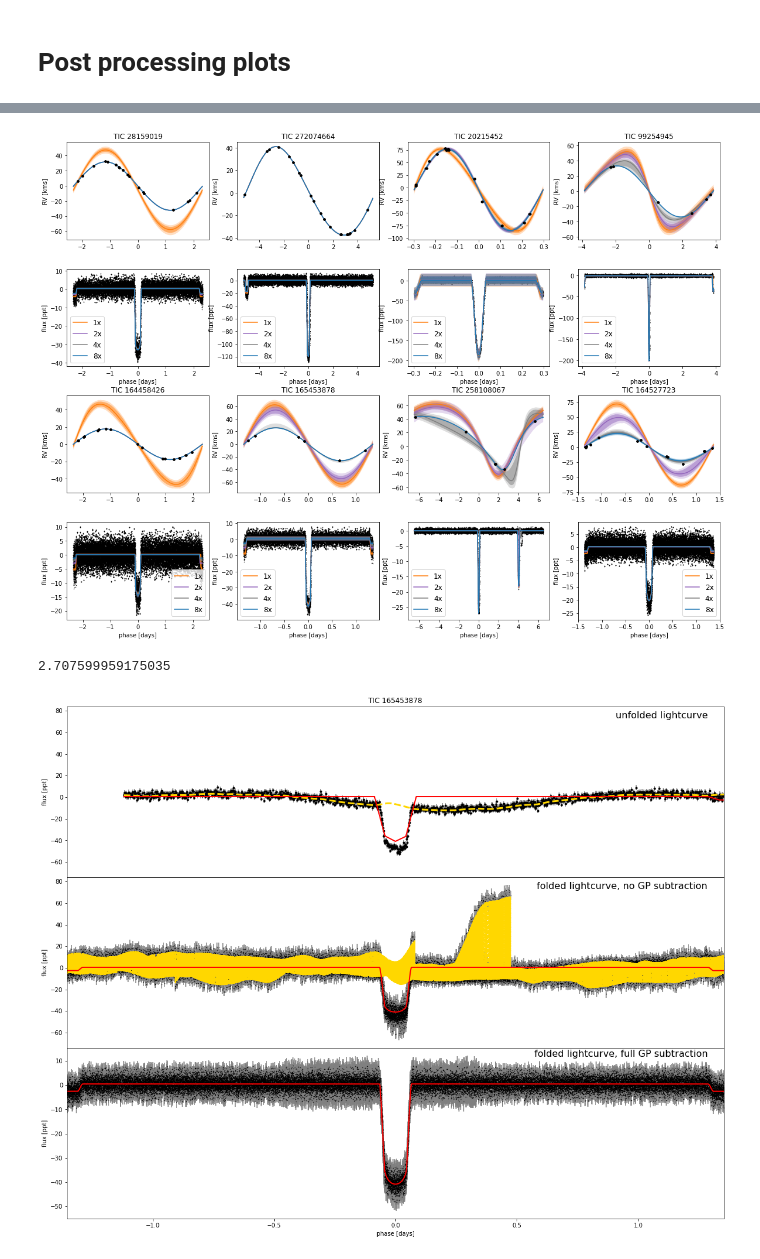
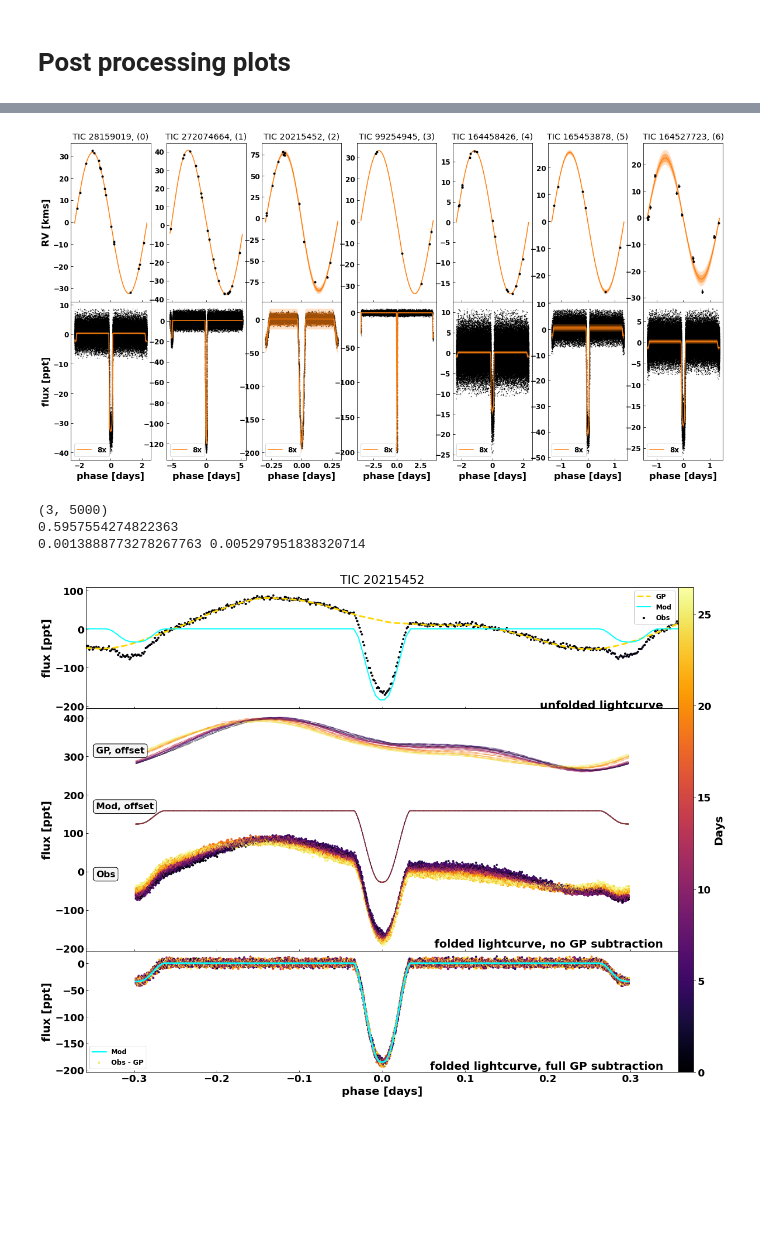
Before and after one commit to kjaehnig/GAT_SEBs, a Jupyter notebook: post_processing_plots.ipynb, the cells around one changed output, grey strips where cells are left out. Saved outputs shown, nothing was run; the diff lists cells and outputs as text; code cells hidden in the pictures; blank space fills up the shorter version.

```diff
--- a/post_processing_plots.ipynb
+++ b/post_processing_plots.ipynb
@@ -311,7 +321,9 @@ def plot_LC_RV_phased_curves(TIC_TARGET, Ntune=1000, Ndraw=500, chains=4,
             continue
     if save_to_disk:
         plt.savefig(f"/Users/kjaehnig/CCA_work/GAT/apotess_systems/{TIC_TARGET.replace(' ','_')}_files/multi_model_RV_LC_curves.png", bbox_inches='tight', dpi=150)
+    return (fig, axes)
 # %%
-plot_target = 'TIC 165453878'
-plot_LC_RV_phased_curves(plot_target, chains=8, Ntune=1000, Ndraw=500, model_list=['8x'], save_to_disk=True)
+plot_target = 'TIC 28159019'
+fig,axes = plot_LC_RV_phased_curves(plot_target, chains=6, Ntune=1500, Ndraw=750, model_list=['1x','8x'], save_to_disk=True)
+# axes[1].set_xlim(1.4,1.6)
 # %% [output]
@@ -319,9 +331,14 @@ plot_LC_RV_phased_curves(plot_target, chains=8, Ntune=1000, Ndraw=500, model_lis
 # %%
 def plot_LC_RV_phased_curve_gallery(TIC_TARGETs=['TIC 20215452'], Ntune=1000, Ndraw=500, chains=4,
-                                model_list=['1x'], save_to_disk=False, Ncols=4):
+                                model_list=['1x'], save_to_disk=False, Ncols=4, file_args=None):
+
+    if file_args is None:
+        file_args = ''
+    else:
+        file_args = f"_{file_args}"
 
     nrows = 2 if len(TIC_TARGETs)/float(Ncols) <= 1.0 else 4
-    fig, all_axes = plt.subplots(figsize=(20,15), ncols=min(Ncols, len(TIC_TARGETs)), nrows=nrows)
+    fig, all_axes = plt.subplots(figsize=(20,10), ncols=min(Ncols, len(TIC_TARGETs)), nrows=nrows)
 
     for jj, ticid in enumerate(TIC_TARGETs):
         if len(TIC_TARGETs)==1:
@@ -332,11 +349,13 @@ def plot_LC_RV_phased_curve_gallery(TIC_TARGETs=['TIC 20215452'], Ntune=1000, Nd
             if jj > Ncols-1:
                 axes = all_axes[2:,jj-Ncols]
         #         print(axes)
+        axes[0].set_title(f"{ticid}, ({jj})")
+
         for ii, model_type in enumerate(model_list):
-
             modcol = f"C{int((ii*3)+1)}"
             try:
-                file = open(f"/Users/kjaehnig/CCA_work/GAT/pymc3_models/{ticid}_pymc3_Nt{Ntune}_Nd{Ndraw}_Nc{chains}_individual_priors_{model_type}_isochrones.pickle",'rb')
+
+                file = open(f"/Users/kjaehnig/CCA_work/GAT/pymc3_models/{ticid}{file_args}_pymc3_Nt{Ntune}_Nd{Ndraw}_Nc{chains}_individual_priors_{model_type}_isochrones.pickle",'rb')
                 mv_res_dict = pk.load(file)
                 file.close()
 
@@ -417,13 +436,17 @@ def plot_LC_RV_phased_curve_gallery(TIC_TARGETs=['TIC 20215452'], Ntune=1000, Nd
                 # art = axes[1].fill_between(t_fold[inds], pred[0], pred[1], color='C1', alpha=0.10, zorder=0)
                 # art.set_edgecolor("none")
                 axes[1].legend(fontsize=12)
-                axes[0].set_title(f"{ticid}")
                 axes[1].set_xlabel("phase [days]")
                 axes[1].set_ylabel("flux [ppt]")
             except:
                 continue
+    [lil_ax.set_ylabel('') for lil_ax in all_axes[0][1:]]
+    [lil_ax.set_ylabel('') for lil_ax in all_axes[1][1:]]
+
+    [lil_ax.tick_params(direction='in',labelbottom=False) for lil_ax in all_axes[0][:]]
+    [lil_ax.tick_params(direction='in',) for lil_ax in all_axes[1][:]]
     if save_to_disk:
-        fig.subplots_adjust(hspace=0.30)
+        fig.subplots_adjust(hspace=0.0)
         plt.savefig(f"/Users/kjaehnig/CCA_work/GAT/{'_'.join(TIC_TARGETs).replace(' ','_')}_LC_curves.png", bbox_inches='tight', dpi=150)
     return (fig,all_axes)
 
@@ -484,14 +511,22 @@ good_tic_systems_of_interest = [
     99254945,
     164458426,
     165453878,
-    258108067,
     164527723,
     ]
+
+rejects = [258108067, 271548206,126232983]
+#list(set(tic_systems_of_interest).difference(set(good_tic_systems_of_interest)))
+rejects = [f'TIC {id}' for id in rejects]
 plot_targets = [f'TIC {id}' for id in good_tic_systems_of_interest]
 # plot_targets = [f'TIC {id}' for id in ['20215452','164458426','165453878','258108067','271548206']]
-fig,all_axes = plot_LC_RV_phased_curve_gallery(plot_targets, chains=6, Ntune=1000, Ndraw=500, model_list=['1x','2x','4x','8x'],save_to_disk=True, Ncols=4)
+rcParams['axes.labelsize'] = 16
+rcParams['font.size'] = 12
+fig,all_axes = plot_LC_RV_phased_curve_gallery(
+    plot_targets, chains=6, Ntune=1500, Ndraw=750, model_list=['8x'],save_to_disk=True, Ncols=7)
+
+# print(all_axes[:,1:])
 # %% [output]
-[figure, old version]
+[figure, new version]
 # %%
 def plot_3panel_LC_plot_gallery(TIC_TARGETs=['TIC 20215452'], Ntune=1000, Ndraw=500, chains=4,
                                 model_list=['1x'], save_to_disk=False):
@@ -614,7 +699,9 @@ def plot_3panel_LC_plot_gallery(TIC_TARGETs=['TIC 20215452'], Ntune=1000, Ndraw=
     if save_to_disk:
         plt.savefig(f"/Users/kjaehnig/CCA_work/GAT/{'_'.join(TIC_TARGETs).replace(' ','_')}_LC_curves.png", bbox_inches='tight', dpi=150)
 # %%
-plot_3panel_LC_plot_gallery(TIC_TARGETs=['TIC 165453878'], Ntune=1000, Ndraw=500, chains=8, model_list=['8x'], save_to_disk=True)
+plot_3panel_LC_plot_gallery(TIC_TARGETs=['TIC 20215452'], Ntune=1500, Ndraw=750, chains=6, model_list=['8x'], save_to_disk=True)
 # %% [output]
-2.707599959175035
+(3, 5000)
+0.5957554274822363
+0.0013888773278267763 0.005297951838320714
-[figure, old version]
+[figure, new version]
```
Also changed, not shown: parts of 19 cells of this notebook, 6 other files.
